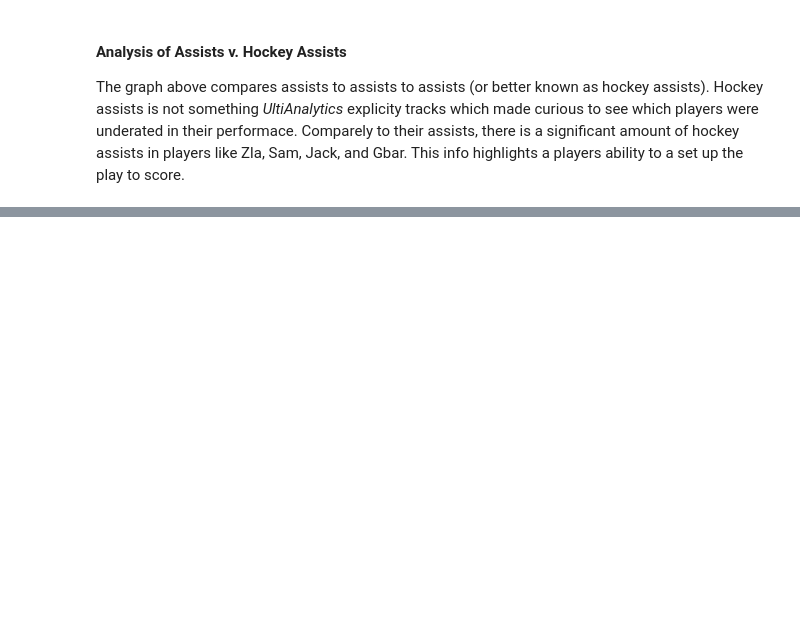
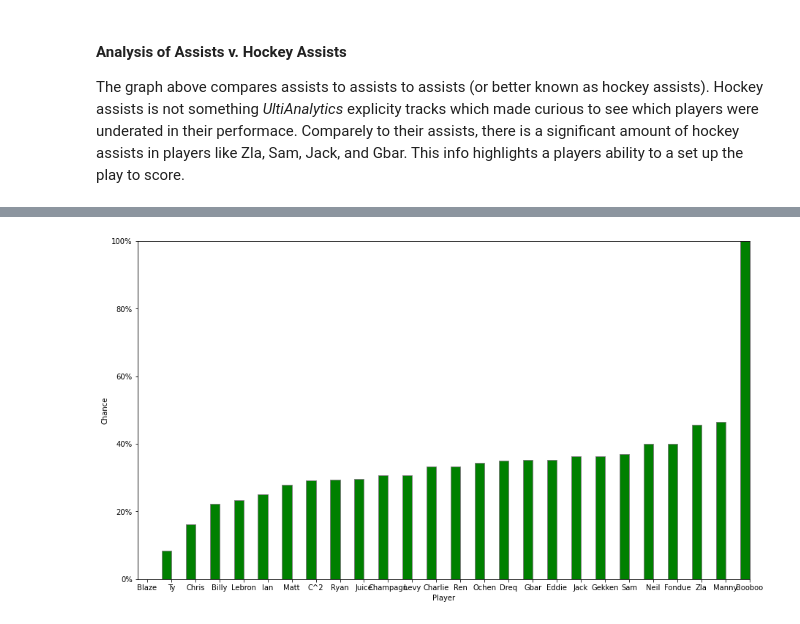
Before and after one commit to acohen89/BigBearStats, a Jupyter notebook: FinalProject.ipynb, the cells around one changed output, grey strips where cells are left out. Saved outputs shown, nothing was run; the diff lists cells and outputs as text; code cells hidden in the pictures; blank space fills up the shorter version.

Commit message:
Added brokenChance

```diff
--- a/FinalProject.ipynb
+++ b/FinalProject.ipynb
@@ -255,0 +263,17 @@ The graph above compares assists to assists to assists (or better known as hocke
+# %%
+
+import matplotlib.ticker as mtick
+
+brokenChance = playersDF['brokenChance'].sort_values()
+width = 0.4
+plt.bar(np.arange(len(brokenChance)), brokenChance, color='green', width=width, edgecolor='grey', label='BrokenChance')
+plt.xlabel('Player')
+plt.ylabel('Chance')
+plt.xticks(np.arange(len(a)) + width/2, playersDF.index)
+plt.gca().yaxis.set_major_formatter(mtick.PercentFormatter(xmax=1.0))
+fig = plt.gcf()
+fig.set_size_inches(figW, figH)
+plt.margins(0)
+plt.show()
+# %% [output]
+[figure, added]
```
Also changed, not shown: parts of 9 cells of this notebook, 3 other files.
